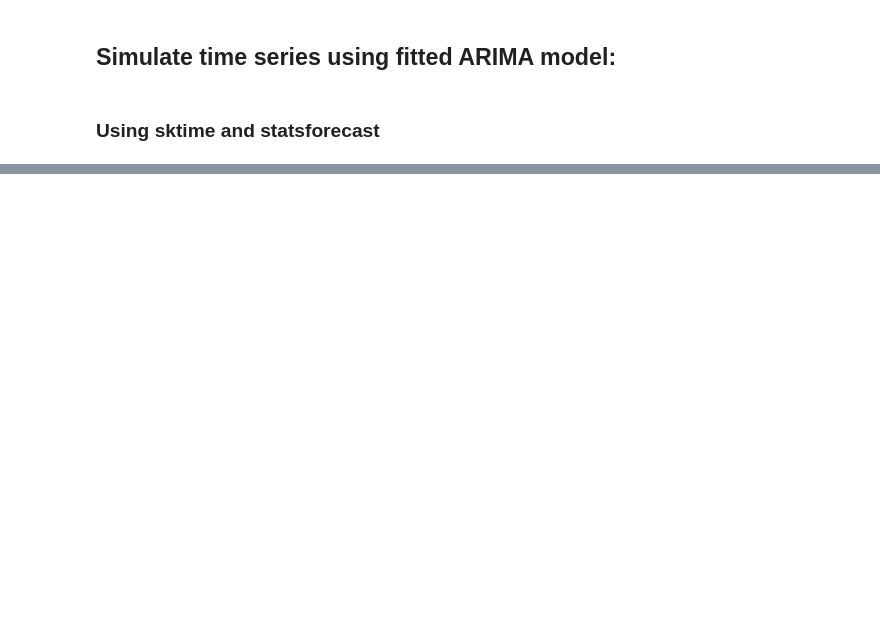
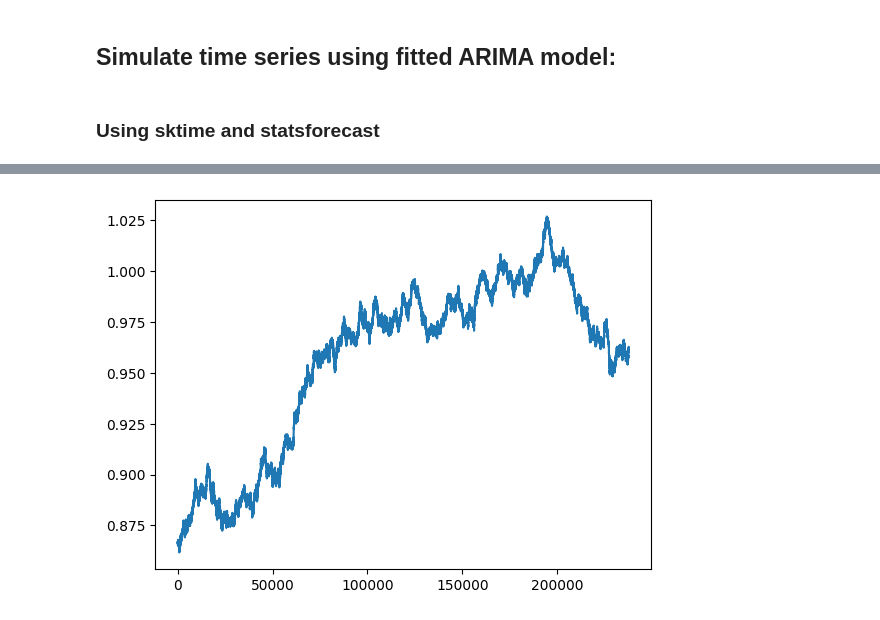
Before and after one commit to edoardoCame/PythonMiniTutorials, a Jupyter notebook: time series models/...To practice/ts simulation ARIMA.ipynb, the cells around one changed output, grey strips where cells are left out. Cells and saved outputs as stored; diff of their text form; code cells hidden in the pictures; blank space fills up the shorter version.

```diff
--- a/time series models/...To practice/ts simulation ARIMA.ipynb
+++ b/time series models/...To practice/ts simulation ARIMA.ipynb
@@ -75,21 +74,33 @@ close = data_downloaded["close"].to_numpy() #We transform the close prices into
 # %%
 import numpy as np
 import pandas as pd
 from numba import njit
 
 @njit(fastmath = True) #we use the njit decorator to speed up the function
 def GenerateSimulation(data):
     yt = np.zeros(len(data))
-    yt[0] = np.mean(data)
+    #yt[0] = np.mean(data)
     error_terms = np.zeros(len(data))
-    sigma2 = 2.956406656496939e-05
-    error_terms[0] = np.random.normal(0, sigma2)
+    sigma2 = 2.956406656496939e-08
+    sigma = np.sqrt(sigma2)
+    error_terms[0] = np.random.normal(0, sigma)
+    intercept = -5.398901140173307e-08
 
     for i in range(1,len(yt)):
-        error_terms[i] = np.random.normal(0, sigma2)
-        yt[i] =  yt[i-1] + error_terms[i] + -0.1042188993634203 * error_terms[i-1] + -0.029764115450367442 * error_terms[i-2] + -0.002917953581047072 * error_terms[i-3] + 0.004290940137585559 * error_terms[i-4] + -0.012028812812397361 * error_terms[i-5]
+        error_terms[i] = np.random.normal(0, sigma)
+        yt[i] = intercept  + error_terms[i] + -0.1042188993634203 * error_terms[i-1] + -0.029764115450367442 * error_terms[i-2] + -0.002917953581047072 * error_terms[i-3] + 0.004290940137585559 * error_terms[i-4] + -0.012028812812397361 * error_terms[i-5]
 
     return yt
+
+yt = GenerateSimulation(close)
+yt[0] = close[0]
+simulated_data = np.cumsum(yt)
+
+import matplotlib.pyplot as plt
+plt.plot(simulated_data)
+plt.show()
+# %% [output]
+[figure, added]
 # %%
 ### Now I need to simulate thousands of time series based on that model; I will use the same error terms for all of them
 @njit(fastmath = True) #we use the njit decorator to speed up the function
```
Also changed, not shown: parts of 2 cells of this notebook.
